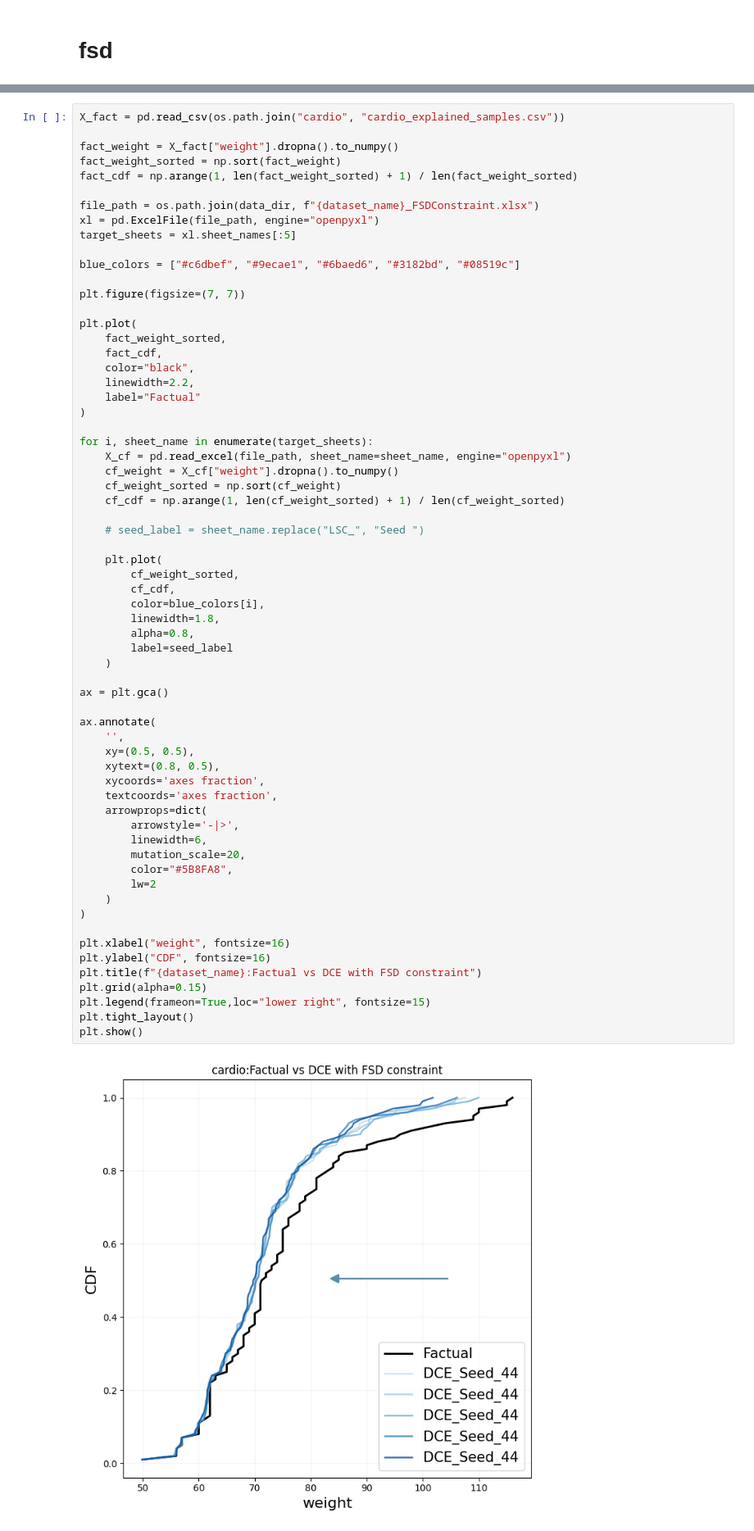
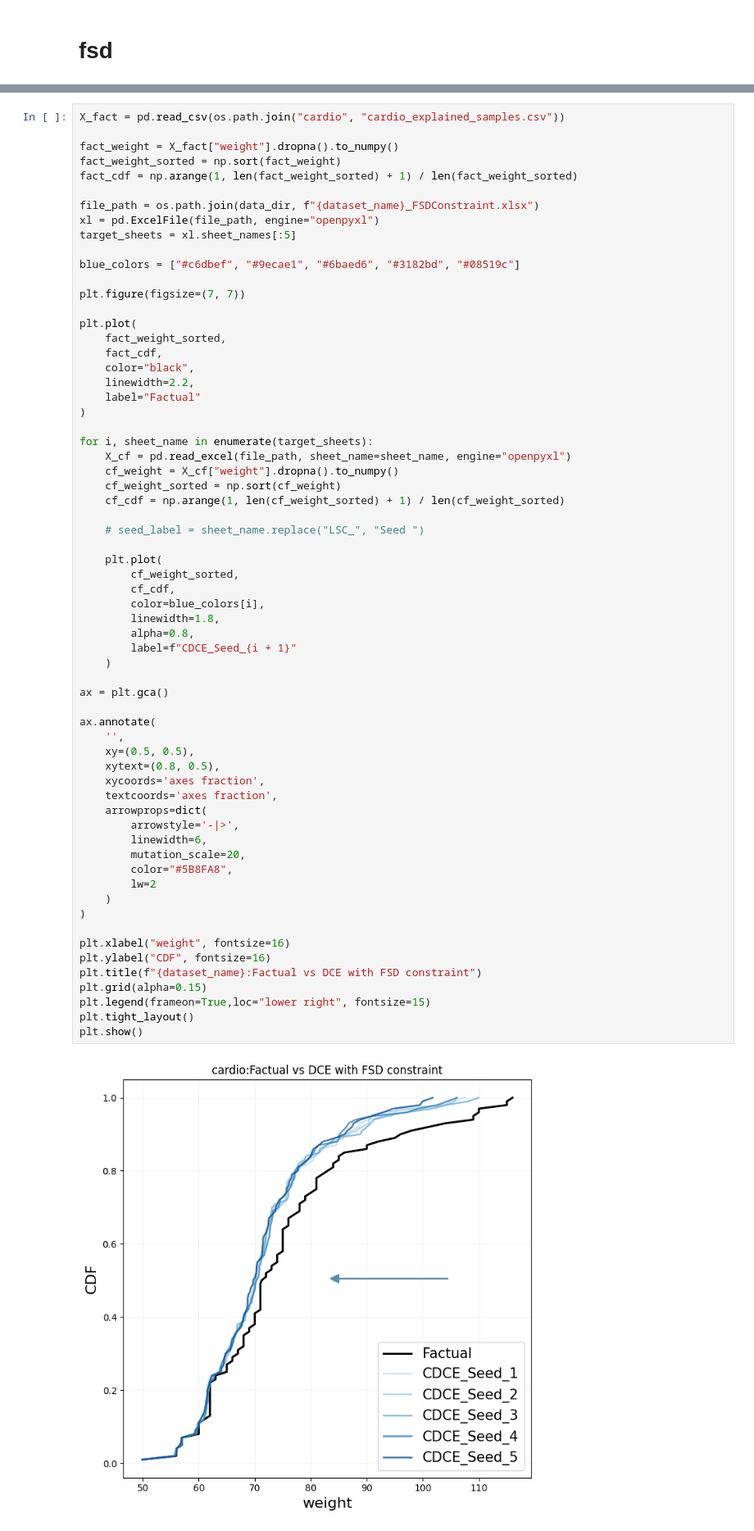
Before and after one commit to understanding-ml/Constrained-DCE, a Jupyter notebook: cardio_analysis.ipynb, the cells around one changed output, grey strips where cells are left out. Shown at 82% size. Cells and saved outputs as stored; diff of their text form.

```diff
--- a/cardio_analysis.ipynb
+++ b/cardio_analysis.ipynb
@@ -1185,32 +1187,32 @@ for i, sheet_name in enumerate(target_sheets):
         color=blue_colors[i],
         linewidth=1.8,
         alpha=0.8,
-        label=seed_label
+        label=f"CDCE_Seed_{i + 1}"
     )
 
 ax = plt.gca()
 
 ax.annotate(
     '',
     xy=(0.5, 0.5),
     xytext=(0.8, 0.5),
     xycoords='axes fraction',
     textcoords='axes fraction',
     arrowprops=dict(
         arrowstyle='-|>',
         linewidth=6,
         mutation_scale=20,
         color="#5B8FA8",
         lw=2
     )
 )
 
 plt.xlabel("weight", fontsize=16)
 plt.ylabel("CDF", fontsize=16)
 plt.title(f"{dataset_name}:Factual vs DCE with FSD constraint")
 plt.grid(alpha=0.15)
 plt.legend(frameon=True,loc="lower right", fontsize=15)
 plt.tight_layout()
 plt.show()
 # %% [output]
-[figure, old version]
+[figure, new version]
```
Also changed, not shown: parts of 1 cell of this notebook, 3 other files.
